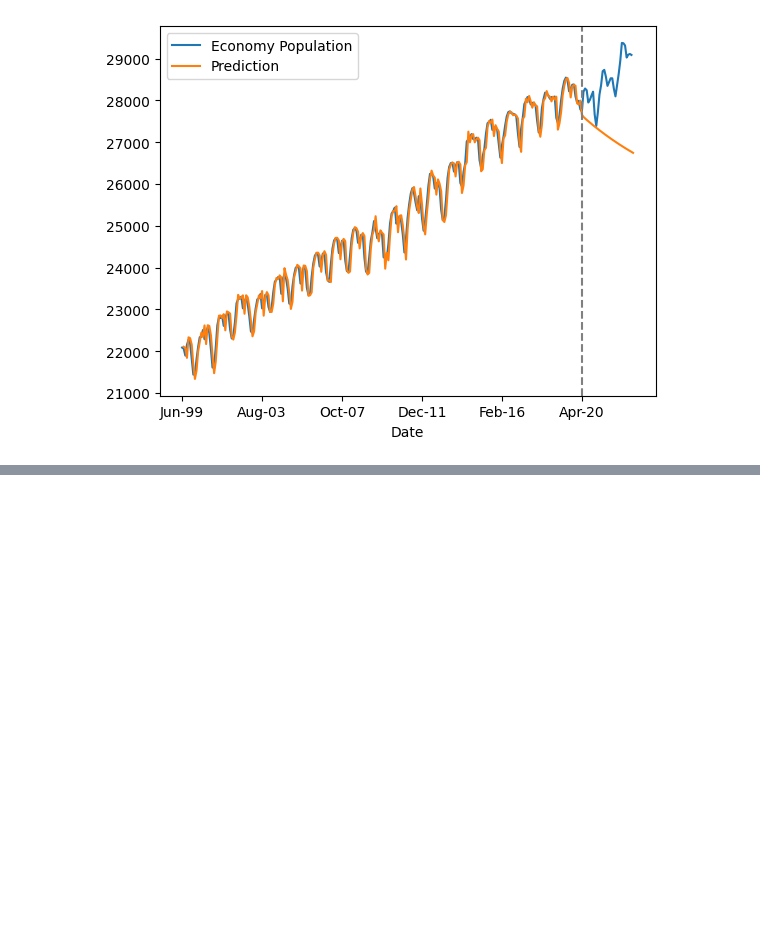
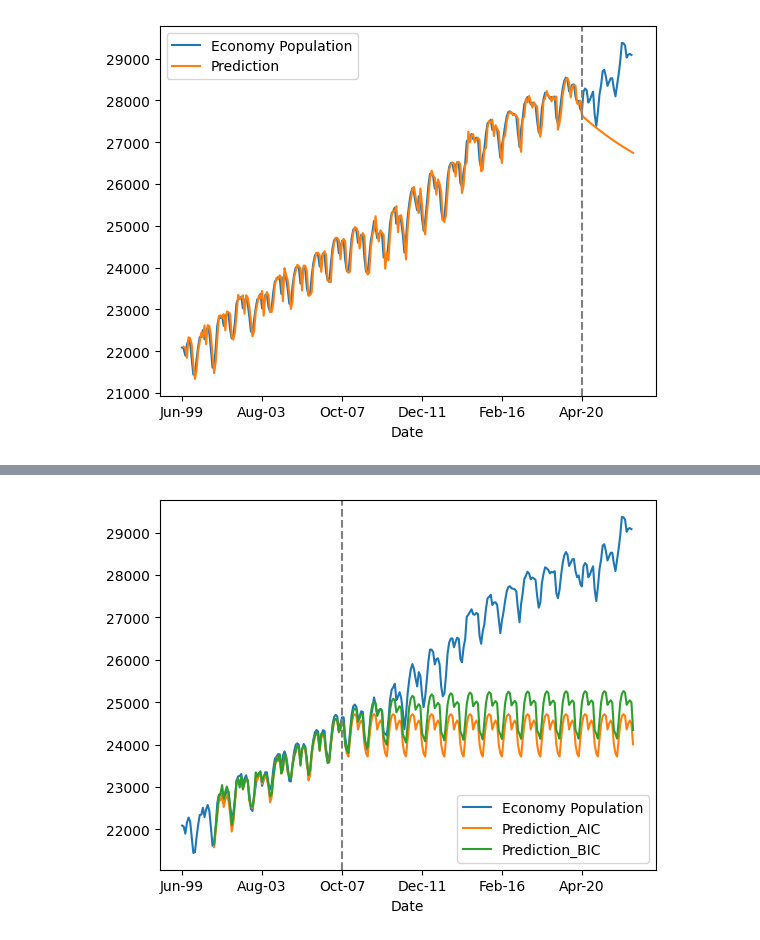
Before and after one commit to HyeonSoo-Jeon/Embedded, a Jupyter notebook: Seminar2/EcoPop/Economy Population.ipynb, the cells around one changed output, grey strips where cells are left out. Cells and saved outputs as stored; diff of their text form; code cells hidden in the pictures; blank space fills up the shorter version.

```diff
--- a/Seminar2/EcoPop/Economy Population.ipynb
+++ b/Seminar2/EcoPop/Economy Population.ipynb
@@ -224,0 +250,15 @@ Warnings:
+# %%
+model1 = ARIMA(series[:100], order=(1, 0, 0), seasonal_order=(1, 1, 0, 12))
+model_fit1 = model1.fit()
+model2 = ARIMA(series[:100], order=(1, 0, 0), seasonal_order=(2, 1, 0, 12))
+model_fit2 = model2.fit()
+
+
+series.plot()
+model_fit1.predict(start=20, end=282).plot(label="Prediction_AIC")
+model_fit2.predict(start=20, end=282).plot(label="Prediction_BIC")
+plt.axvline(x=100, color='gray', linestyle='--')
+plt.legend()
+plt.show()
+# %% [output]
+[figure, added]
```
Also changed, not shown: parts of 8 cells of this notebook.
